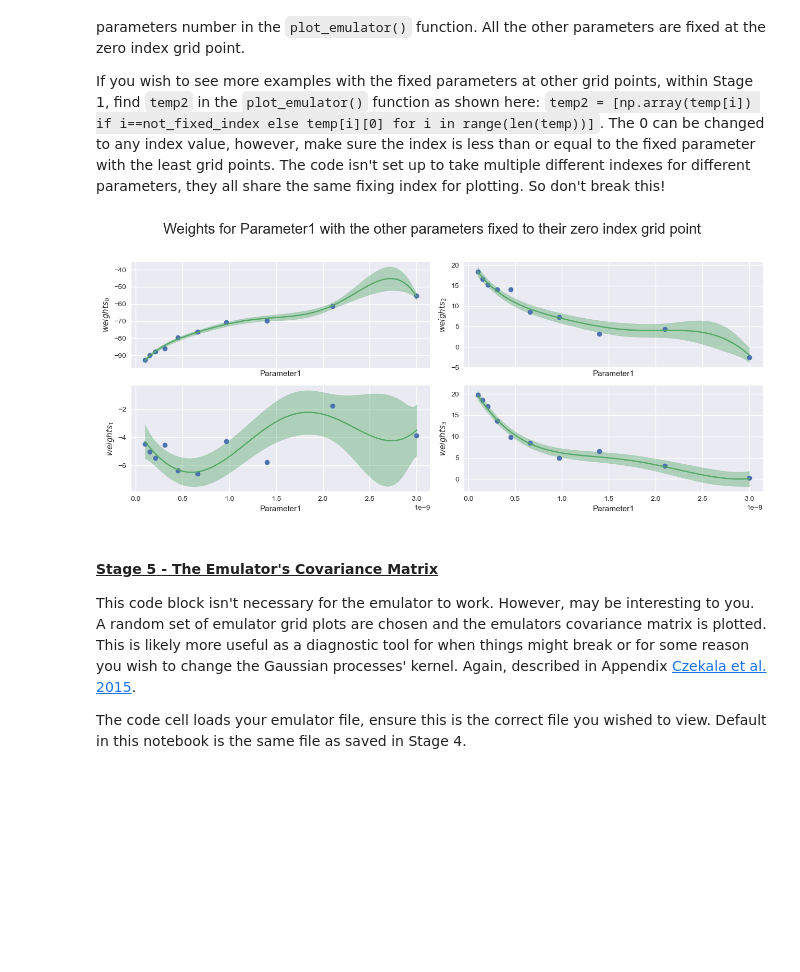
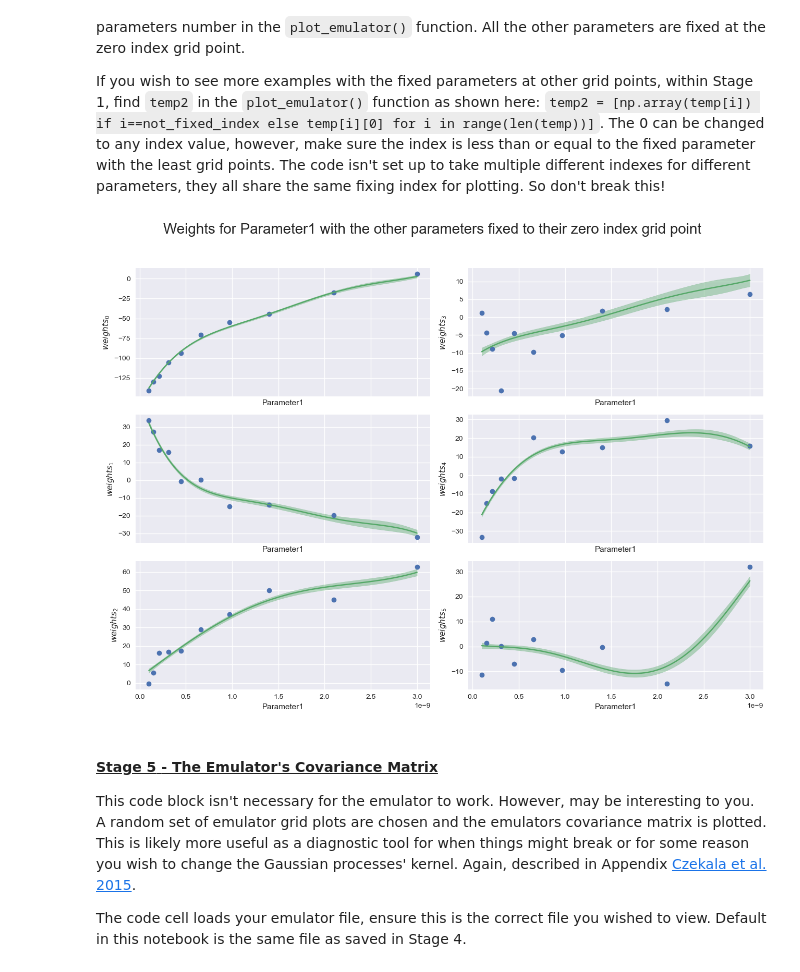
Before and after one commit to AustenWallis/Speculate, a Jupyter notebook: Speculate Cookbook Guide.ipynb, the cells around one changed output. Cells and saved outputs as stored; diff of their text form; code cells hidden in the pictures; blank space fills up the shorter version.

```diff
--- a/Speculate Cookbook Guide.ipynb
+++ b/Speculate Cookbook Guide.ipynb
@@ -432,7 +432,7 @@ Follow the original naming scheme for all changes, **if** made.
         Parameters of model
         -------------------
         1) wind.mdot (msol/yr)
-        2) kn.d
+        2) kn.d (wind geometry)
         3) kn.mdot_r_exponent
         4) kn.v_infinity (in_units_of_vescape)
         5) kn.acceleration_length (cm)
@@ -440,18 +440,18 @@ Follow the original naming scheme for all changes, **if** made.
 """
 
 ### ----- Inputs here ------|
-model_parameters=(3,1,5,4)  # Parameters shown above
+model_parameters=(1,2,5)    # Parameters shown above
 wl_range = (900,1800)       # Wavelength range of your emulator grid space kgrid:(min, max)=(876,1824)
+scale = 'linear'            # Transforming data. 'linear', 'log' or 'scaled' NOT WORKING PROPERLY, CHANGE too IN def load_flux ^
 ### ------------------------|
 
 model_parameters = sorted(model_parameters) # Sorting parameters by increasing order
-grid = KWDGridInterface(path='kgrid/sscyg_kgrid090311.210901/', wl_range=wl_range,
-                        model_parameters=model_parameters) # Grid space function
+grid = KWDGridInterface(path='kgrid/sscyg_kgrid090311.210901/', wl_range=wl_range, model_parameters=model_parameters) # Grid space function
 
 # Faster processing with python's .spec files into a hdf5 file
 keyname = ["param{}{{}}".format(i) for i in model_parameters]   # Auto-generated keyname's from parameters
 keyname = ''.join(keyname)                                      # Keyname required to integrate with Starfish
-creator = HDF5Creator(grid, 'KWD_Grid_full_ss_cyg.hdf5', key_name=keyname, wl_range=wl_range) # Processing grid function
+creator = HDF5Creator(grid, 'Grid-Emulator_Files/Grid_full.hdf5', key_name=keyname, wl_range=wl_range) # Processing grid function
 creator.process_grid()
 # %% [markdown]
 #### <u>**Stage 3** - Generating and Training the Emulator</u>
@@ -470,11 +470,11 @@ See the 'PCA with SVD workbook.pdf' if you need a reminder about the PCA method.
 """3) Generating and training the emulator grid for modelling"""
 
 ### ----- Inputs here ------|
-n_components = 4            # Alter the number of components in the PCA decomposition
+n_components = 6           # Alter the number of components in the PCA decomposition
                             # Integer for no. of components or decimal (0.0-1.0) for 0%-100% accuracy.
 ### ------------------------|
 
-emu = Emulator.from_grid('KWD_Grid_full_ss_cyg.hdf5', n_components=n_components, svd_solver="full") # Emulator grid function
+emu = Emulator.from_grid('Grid-Emulator_Files/Grid_full.hdf5', n_components=n_components, svd_solver="full") # Emulator grid function
 emu.train(options=dict(maxiter=1e5)) # Training the emulator grid, maximum iterations for the scipy.optimise.minimise routine
-emu # Displays the trained emulator's parameters
+print(emu) # Displays the trained emulator's parameters
 # %% [output]
@@ -509,11 +513,11 @@ The 0 can be changed to any index value, however, make sure the index is less th
 # %%
 """4) Plotting and saving the emulator"""
 
 #plot_eigenspectra(emu, 0) # <---- Yet to implement
 plot_emulator(emu, model_parameters, 1) # <---- Change which parameter is the x-axis, values in section 2
-emu.save('KWD_emu_full_ss_cyg.hdf5')
+emu.save('Grid-Emulator_Files/Emulator_full.hdf5')
 # %% [output]
-[figure, old version]
+[figure, new version]
 # %% [markdown]
 #### <u>**Stage 5** - The Emulator's Covariance Matrix</u>
 
```
Also changed, not shown: parts of 28 cells of this notebook, 34 other files.
